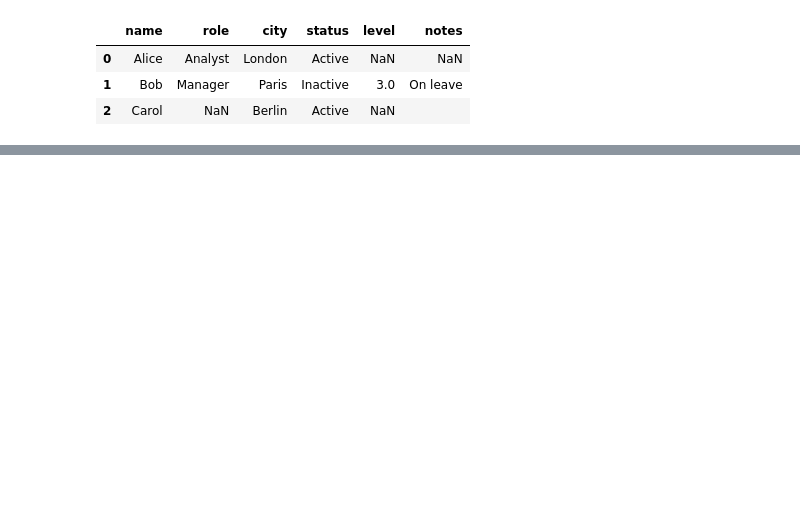
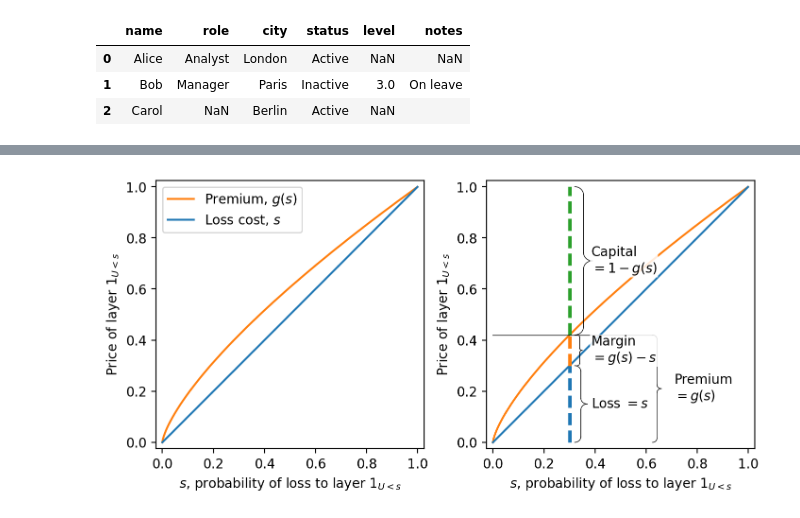
Before and after one commit to mynl/archivum_project, a Jupyter notebook: temp/new-import.ipynb, the cells around one changed output, grey strips where cells are left out. Cells and saved outputs as stored; diff of their text form; code cells hidden in the pictures; blank space fills up the shorter version.

```diff
--- a/temp/new-import.ipynb
+++ b/temp/new-import.ipynb
@@ -268,0 +690,11 @@ import numpy as np
+# %%
+#| echo: false
+#| label: fig-dist-ins
+#| fig-cap: "A distortion in orange compared to expected loss in blue (left). Relation to meaningful insurance statistics for each layer of loss (right)."
+from aggregate.extensions.pir_figures import fig_10_3
+from aggregate import Distortion
+d = Distortion.ph(.6)
+d = port.dists['ph']
+fig_10_3(d)
+# %% [output]
+[figure, added]
```
Also changed, not shown: parts of 37 cells of this notebook, 10 other files.
